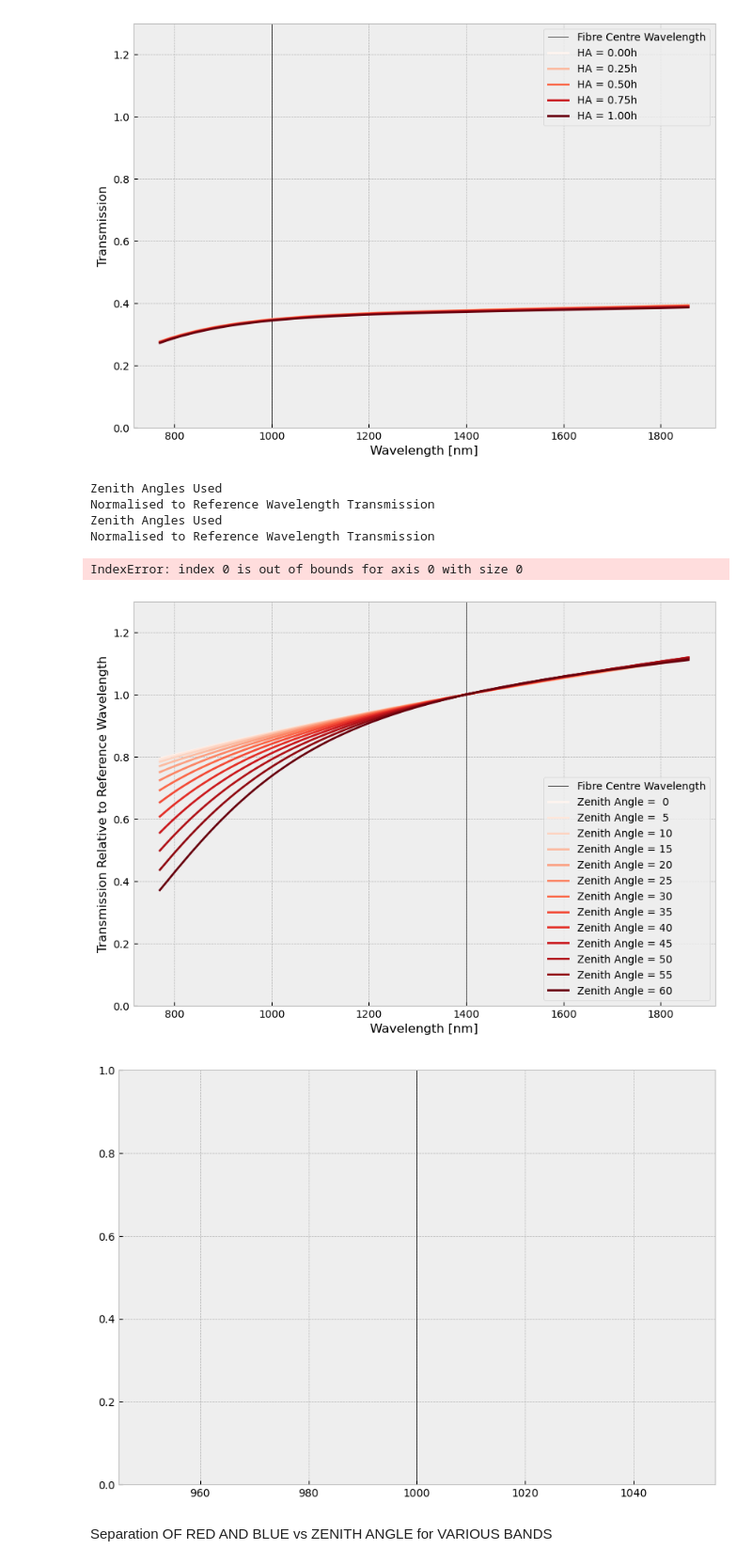
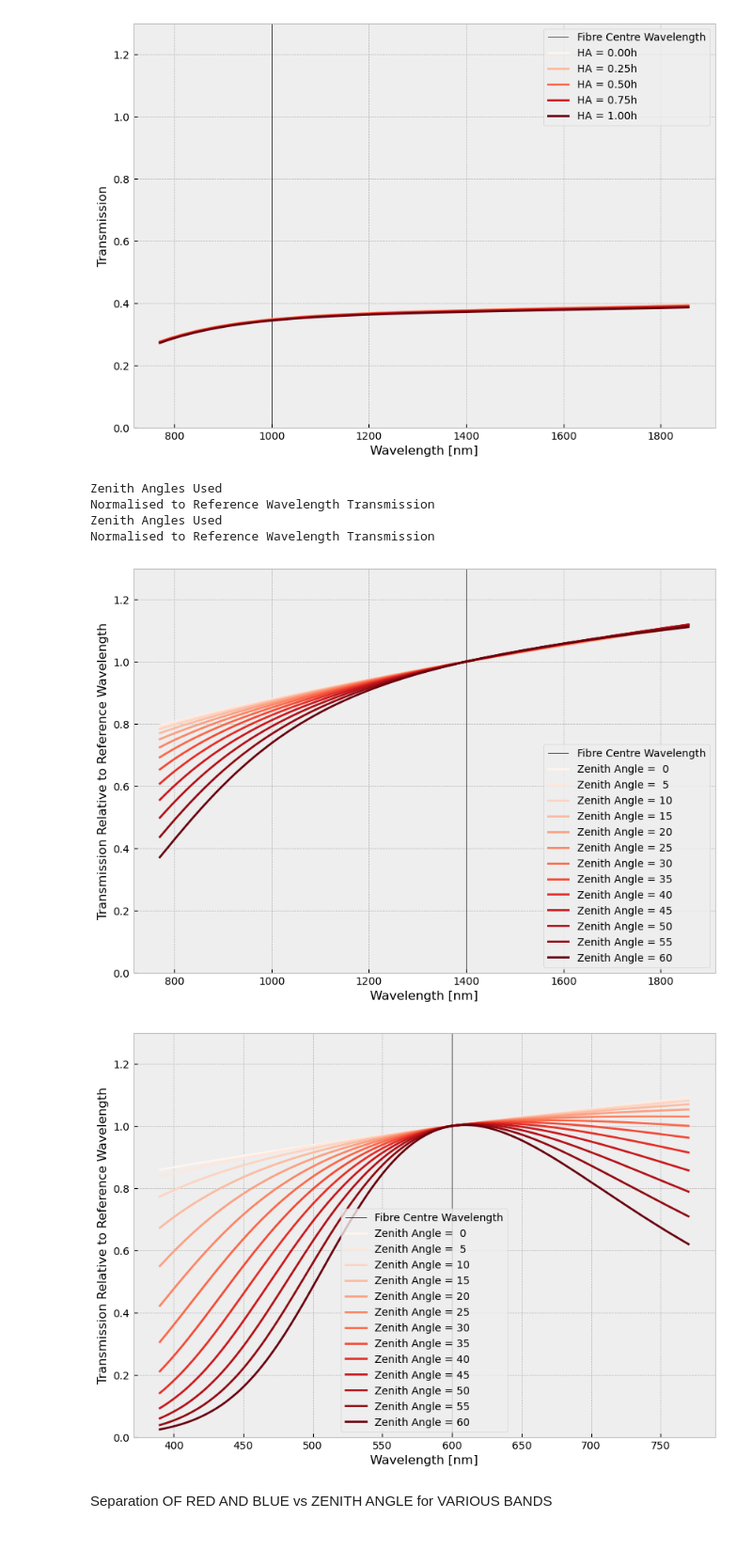
Before and after one commit to JamianStephan/MOSAIC-AD-Analysis, a Jupyter notebook: Version 2/Snapshot Graphs.ipynb, the cells around one changed output. Shown at 94% size. Cells and saved outputs as stored; diff of their text form; code cells hidden in the pictures.

```diff
--- a/Version 2/Snapshot Graphs.ipynb
+++ b/Version 2/Snapshot Graphs.ipynb
@@ -338,27 +398,26 @@ HA used
 # %%
 analysis=AD_analysis()
 analysis.load_wave('LR','NIR','IY','H',sampling=1 * u.nm)
 #analysis.load_airmasses(HA_range=[0,1,2,3,4],targ_dec=40 * u.deg)
 analysis.load_airmasses(ZA_range=[0,5,10,15,20,25,30,35,40,45,50,55,60])
 analysis.calculate_shifts(fibrecentre_waveref = 1.4 * u.micron,reposition=True, guide_waveref=1.4 * u.micron)
 analysis.calculate_transmissions(k_lim=30, FWHM_change=True, kolb_factor=True, method="numerical moffat",scale=0.01, beta=2.5)
 trans_plot(analysis.input_parameters,analysis.output_parameters,conditions,normalise="centre")
 
 analysis=AD_analysis()
 analysis.load_wave('LR','VIS','B','R',sampling=1 * u.nm)
 #analysis.load_airmasses(HA_range=[0,1,2,3,4],targ_dec=40 * u.deg)
 analysis.load_airmasses(ZA_range=[0,5,10,15,20,25,30,35,40,45,50,55,60])
-analysis.calculate_shifts(fibrecentre_waveref = 1 * u.micron,reposition=True, guide_waveref=0.6 * u.micron)
+analysis.calculate_shifts(fibrecentre_waveref = .6 * u.micron,reposition=True, guide_waveref=0.6 * u.micron)
 analysis.calculate_transmissions(k_lim=30, FWHM_change=True, kolb_factor=True, method="numerical moffat",scale=0.01, beta=2.5)
 trans_plot(analysis.input_parameters,analysis.output_parameters,conditions,normalise="centre")
 # %% [output]
 Zenith Angles Used
 Normalised to Reference Wavelength Transmission
 Zenith Angles Used
 Normalised to Reference Wavelength Transmission
-IndexError: index 0 is out of bounds for axis 0 with size 0
 [figure]
-[figure, old version]
+[figure, new version]
 # %% [markdown]
 Separation OF RED AND BLUE vs ZENITH ANGLE for VARIOUS BANDS
 # %%
```
Also changed, not shown: parts of 12 cells of this notebook, 8 other files.
